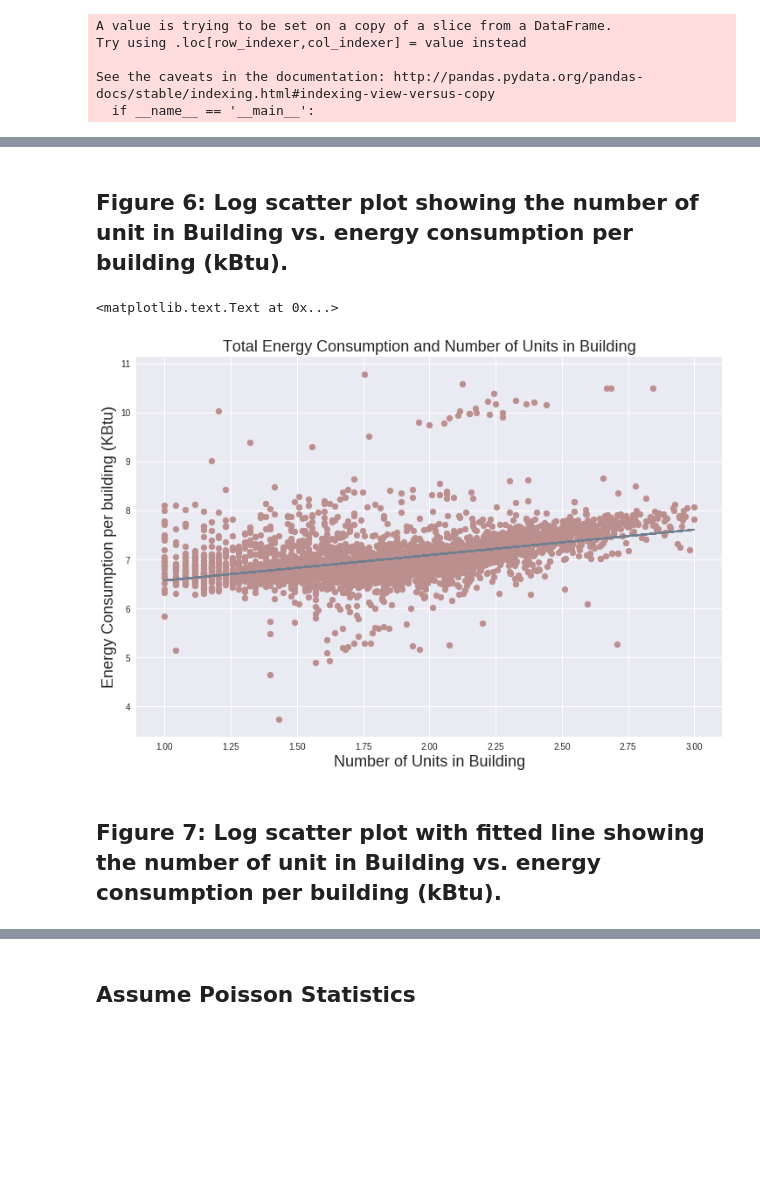
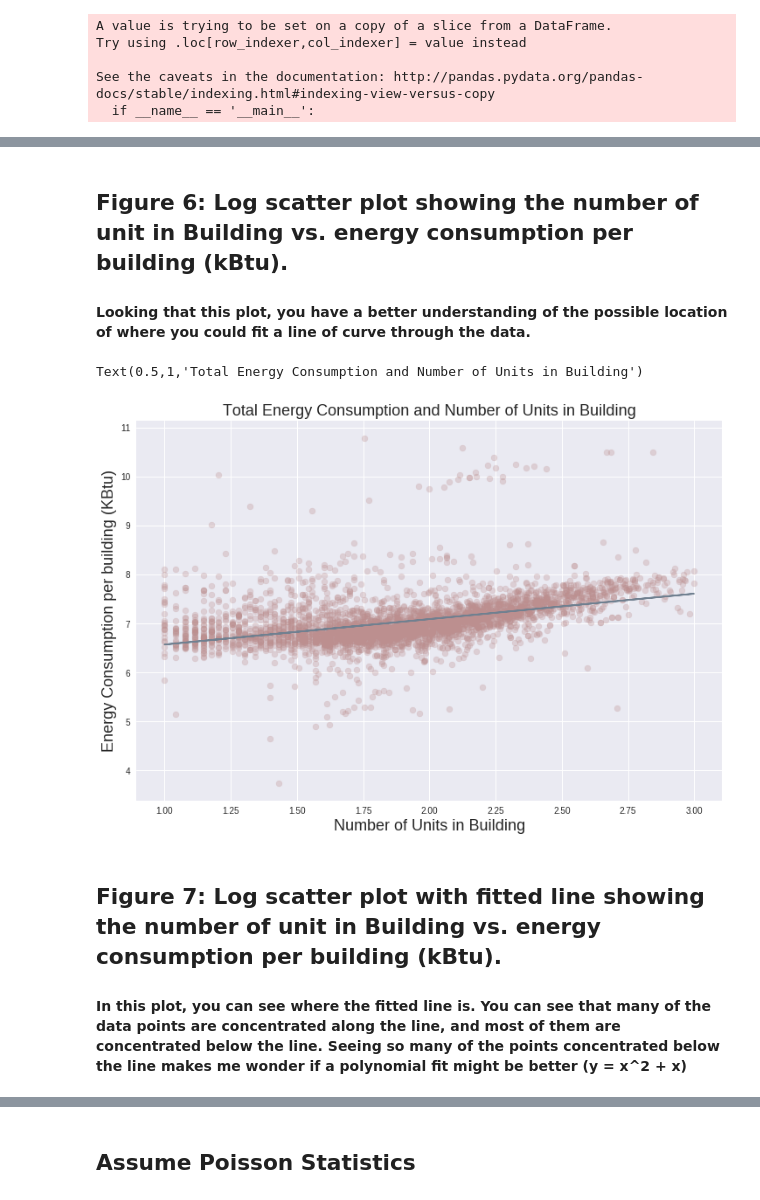
Before and after one commit to ep2247/PUI2017_ep2247, a Jupyter notebook: HW6_ep2247/HW6_1_ep2247.ipynb, the cells around one changed output, grey strips where cells are left out. Drawn from its saved outputs; the diff is of its cells as text; code cells hidden in the pictures; blank space fills up the shorter version.

```diff
--- a/HW6_ep2247/HW6_1_ep2247.ipynb
+++ b/HW6_ep2247/HW6_1_ep2247.ipynb
@@ -332,23 +337,37 @@ ax.set_title("Total Energy Consumption and Number of Units in Building",fontsize
 [figure]
 # %% [markdown]
 ## Figure 6: Log scatter plot showing the number of unit in Building vs. energy consumption per building (kBtu).
+
+#### Looking that this plot, you have a better understanding of the possible location of where you could fit a line of curve through the data.
 # %%
 # OLS regression to make a line to fit to scatter plot
 X = sm.add_constant(np.log10(bblnrgdataCut.UnitsTotal))
 linmodel = sm.OLS(np.log10(bblnrgdataCut['Total Energy Consumption (kBtu)']), X, missing='drop').fit()
 # %%
+fig = figsize(12,8)
+ax = subplot(111)
+
+#pl.loglog(bblnrgdataCut['UnitsTotal'],bblnrgdataCut['Total Energy Consumption (kBtu)'],
+          #'o',color='rosybrown', markersize = '4')
+
 plt.scatter(np.log10(bblnrgdataCut.UnitsTotal), np.log10(bblnrgdataCut['Total Energy Consumption (kBtu)']),
-           color = 'rosybrown')
+           color = 'rosybrown', alpha = 0.3)
 #plot the fitted line
 plt.plot(np.log10(bblnrgdataCut.UnitsTotal), linmodel.predict(X), c='slategray')
 plt.ylabel("Energy Consumption per building (KBtu)",fontsize='18')
 plt.xlabel("Number of Units in Building",fontsize='18')
 plt.title("Total Energy Consumption and Number of Units in Building",fontsize='18')
+
+#ax.set_ylim(1000,1e11)
+#ax.set_xlim(8,1.1e3)
 # %% [output]
-<matplotlib.text.Text at 0x...>
+Text(0.5,1,'Total Energy Consumption and Number of Units in Building')
-[figure, old version]
+[figure, new version]
-# %% [markdown]
-## Figure 7: Log scatter plot with fitted line showing the number of unit in Building vs. energy consumption per building (kBtu).
+# %% [markdown]
+## Figure 7: Log scatter plot with fitted line showing the number of unit in Building vs. energy consumption per building (kBtu).
+
+
+#### In this plot, you can see where the fitted line is.  You can see that many of the data points are concentrated along the line, and most of them are concentrated below the line.  Seeing so many of the points concentrated below the line makes me wonder if a polynomial fit might be better (y = x^2 + x)
 # %%
 X2 = sm.add_constant(np.log10(bblnrgdataCut['Total Energy Consumption (kBtu)']))
 linmodel2 = sm.OLS(np.log10(bblnrgdataCut.UnitsTotal), X2, missing='drop').fit()
```
Also changed, not shown: parts of 47 cells of this notebook, 1 other file.
